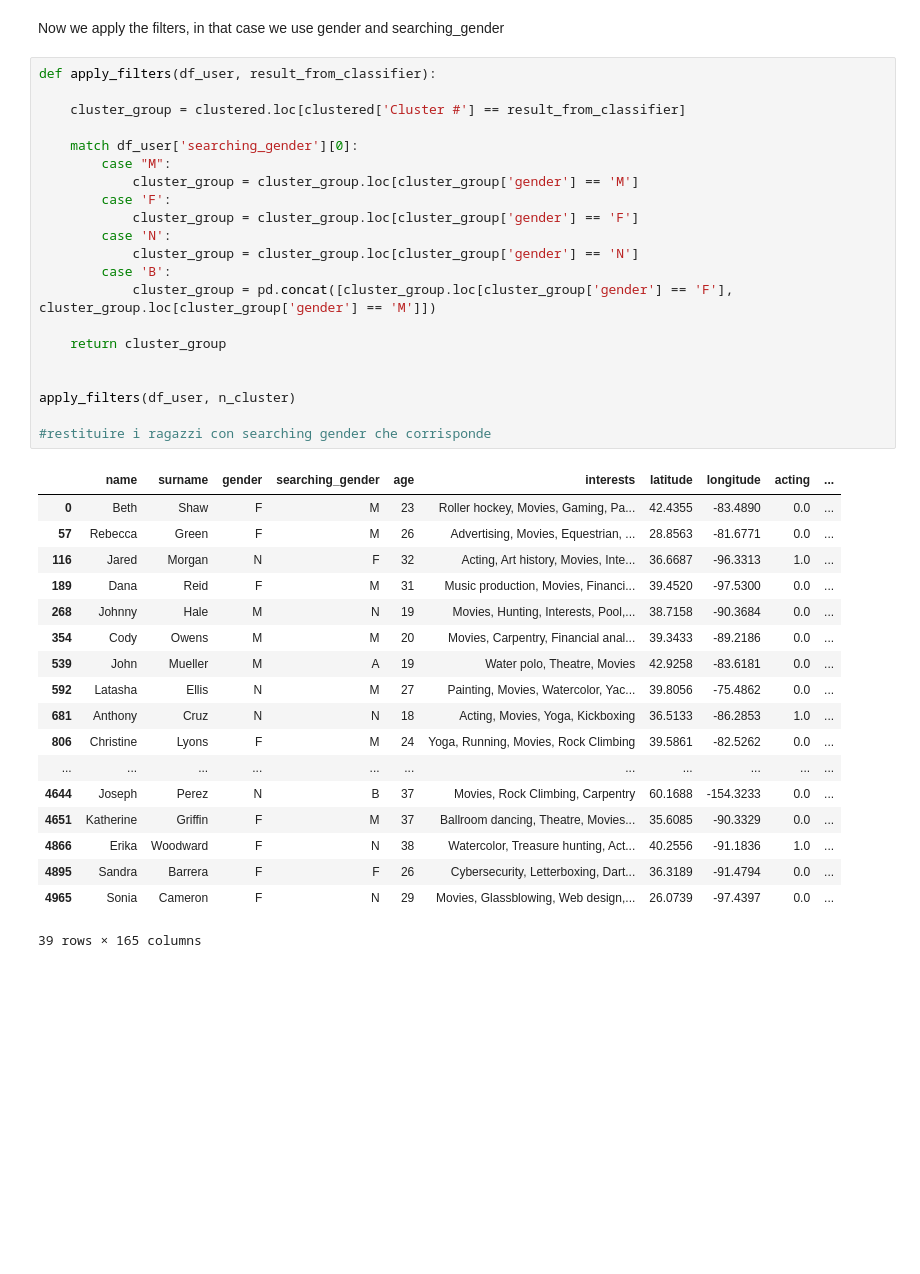
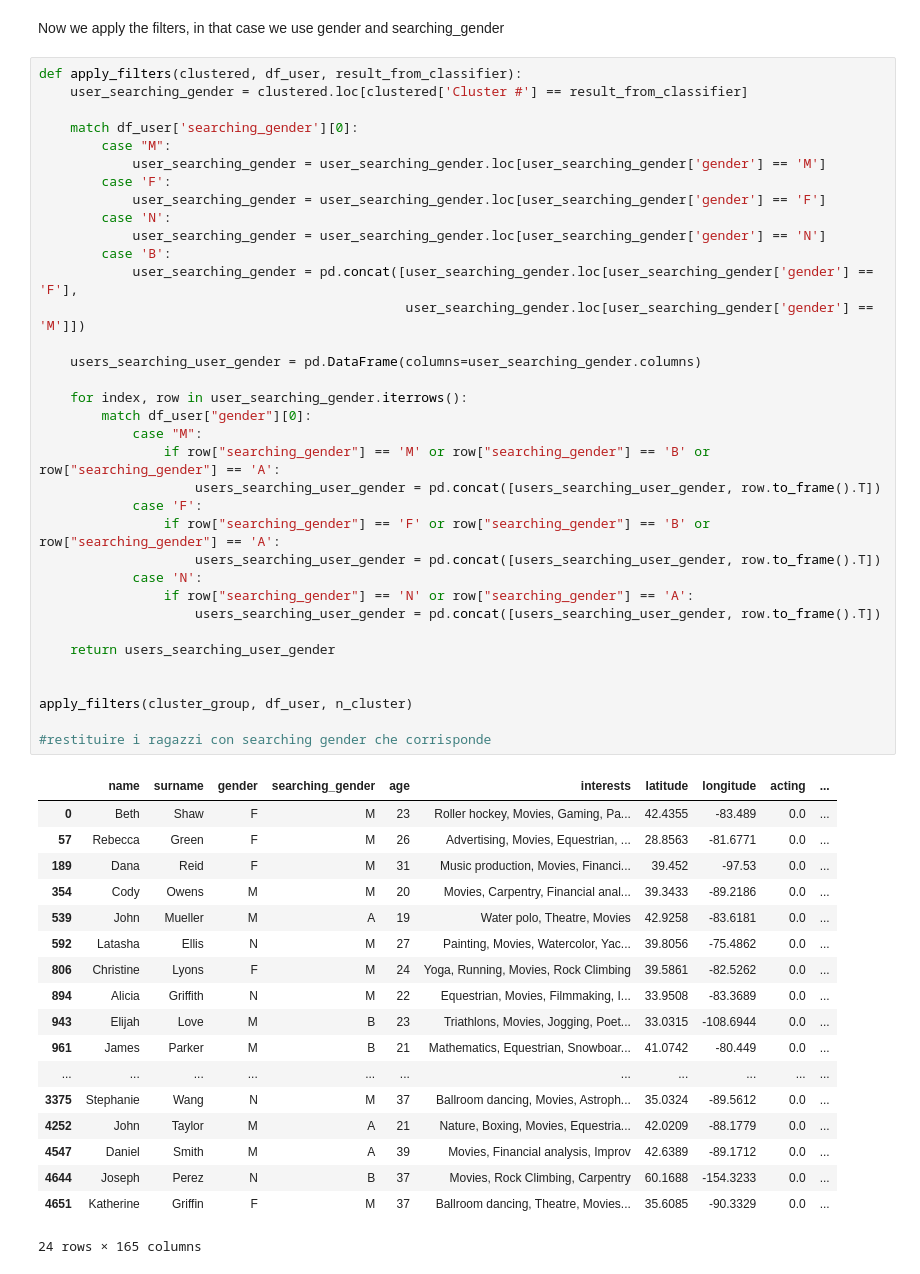
Before and after one commit to angelonazzaro/ZaMatcher, a Jupyter notebook: user_predict.ipynb, the cells around one changed output. Drawn from its saved outputs; the diff is of its cells as text; blank space fills up the shorter version.

```diff
--- a/user_predict.ipynb
+++ b/user_predict.ipynb
@@ -125,42 +145,56 @@ cluster_group = clustered.loc[clustered['Cluster #'] == n_cluster]
 # %% [markdown]
 Now we apply the filters, in that case we use gender and searching_gender
 # %%
-def apply_filters(df_user, result_from_classifier):
-
-    cluster_group = clustered.loc[clustered['Cluster #'] == result_from_classifier]
+def apply_filters(clustered, df_user, result_from_classifier):
+    user_searching_gender = clustered.loc[clustered['Cluster #'] == result_from_classifier]
 
     match df_user['searching_gender'][0]:
         case "M":
-            cluster_group = cluster_group.loc[cluster_group['gender'] == 'M']
+            user_searching_gender = user_searching_gender.loc[user_searching_gender['gender'] == 'M']
         case 'F':
-            cluster_group = cluster_group.loc[cluster_group['gender'] == 'F']
+            user_searching_gender = user_searching_gender.loc[user_searching_gender['gender'] == 'F']
         case 'N':
-            cluster_group = cluster_group.loc[cluster_group['gender'] == 'N']
+            user_searching_gender = user_searching_gender.loc[user_searching_gender['gender'] == 'N']
         case 'B':
-            cluster_group = pd.concat([cluster_group.loc[cluster_group['gender'] == 'F'], cluster_group.loc[cluster_group['gender'] == 'M']])
+            user_searching_gender = pd.concat([user_searching_gender.loc[user_searching_gender['gender'] == 'F'],
+                                               user_searching_gender.loc[user_searching_gender['gender'] == 'M']])
 
-    return cluster_group
+    users_searching_user_gender = pd.DataFrame(columns=user_searching_gender.columns)
+
+    for index, row in user_searching_gender.iterrows():
+        match df_user["gender"][0]:
+            case "M":
+                if row["searching_gender"] == 'M' or row["searching_gender"] == 'B' or row["searching_gender"] == 'A':
+                    users_searching_user_gender = pd.concat([users_searching_user_gender, row.to_frame().T])
+            case 'F':
+                if row["searching_gender"] == 'F' or row["searching_gender"] == 'B' or row["searching_gender"] == 'A':
+                    users_searching_user_gender = pd.concat([users_searching_user_gender, row.to_frame().T])
+            case 'N':
+                if row["searching_gender"] == 'N' or row["searching_gender"] == 'A':
+                    users_searching_user_gender = pd.concat([users_searching_user_gender, row.to_frame().T])
+
+    return users_searching_user_gender
 
 
-apply_filters(df_user, n_cluster)
+apply_filters(cluster_group, df_user, n_cluster)
 
 #restituire i ragazzi con searching gender che corrisponde
 # %% [output]
 |  | name | surname | gender | searching_gender | age | interests | latitude | longitude | acting | ... |
-| 0 | Beth | Shaw | F | M | 23 | Roller hockey, Movies, Gaming, Pa... | 42.4355 | -83.4890 | 0.0 | ... |
+| 0 | Beth | Shaw | F | M | 23 | Roller hockey, Movies, Gaming, Pa... | 42.4355 | -83.489 | 0.0 | ... |
 | 57 | Rebecca | Green | F | M | 26 | Advertising, Movies, Equestrian, ... | 28.8563 | -81.6771 | 0.0 | ... |
-| 116 | Jared | Morgan | N | F | 32 | Acting, Art history, Movies, Inte... | 36.6687 | -96.3313 | 1.0 | ... |
-| 189 | Dana | Reid | F | M | 31 | Music production, Movies, Financi... | 39.4520 | -97.5300 | 0.0 | ... |
-| 268 | Johnny | Hale | M | N | 19 | Movies, Hunting, Interests, Pool,... | 38.7158 | -90.3684 | 0.0 | ... |
+| 189 | Dana | Reid | F | M | 31 | Music production, Movies, Financi... | 39.452 | -97.53 | 0.0 | ... |
 | 354 | Cody | Owens | M | M | 20 | Movies, Carpentry, Financial anal... | 39.3433 | -89.2186 | 0.0 | ... |
 | 539 | John | Mueller | M | A | 19 | Water polo, Theatre, Movies | 42.9258 | -83.6181 | 0.0 | ... |
 | 592 | Latasha | Ellis | N | M | 27 | Painting, Movies, Watercolor, Yac... | 39.8056 | -75.4862 | 0.0 | ... |
-| 681 | Anthony | Cruz | N | N | 18 | Acting, Movies, Yoga, Kickboxing | 36.5133 | -86.2853 | 1.0 | ... |
 | 806 | Christine | Lyons | F | M | 24 | Yoga, Running, Movies, Rock Climbing | 39.5861 | -82.5262 | 0.0 | ... |
+| 894 | Alicia | Griffith | N | M | 22 | Equestrian, Movies, Filmmaking, I... | 33.9508 | -83.3689 | 0.0 | ... |
+| 943 | Elijah | Love | M | B | 23 | Triathlons, Movies, Jogging, Poet... | 33.0315 | -108.6944 | 0.0 | ... |
+| 961 | James | Parker | M | B | 21 | Mathematics, Equestrian, Snowboar... | 41.0742 | -80.449 | 0.0 | ... |
 | ... | ... | ... | ... | ... | ... | ... | ... | ... | ... | ... |
+| 3375 | Stephanie | Wang | N | M | 37 | Ballroom dancing, Movies, Astroph... | 35.0324 | -89.5612 | 0.0 | ... |
+| 4252 | John | Taylor | M | A | 21 | Nature, Boxing, Movies, Equestria... | 42.0209 | -88.1779 | 0.0 | ... |
+| 4547 | Daniel | Smith | M | A | 39 | Movies, Financial analysis, Improv | 42.6389 | -89.1712 | 0.0 | ... |
 | 4644 | Joseph | Perez | N | B | 37 | Movies, Rock Climbing, Carpentry | 60.1688 | -154.3233 | 0.0 | ... |
 | 4651 | Katherine | Griffin | F | M | 37 | Ballroom dancing, Theatre, Movies... | 35.6085 | -90.3329 | 0.0 | ... |
-| 4866 | Erika | Woodward | F | N | 38 | Watercolor, Treasure hunting, Act... | 40.2556 | -91.1836 | 1.0 | ... |
-| 4895 | Sandra | Barrera | F | F | 26 | Cybersecurity, Letterboxing, Dart... | 36.3189 | -91.4794 | 0.0 | ... |
-| 4965 | Sonia | Cameron | F | N | 29 | Movies, Glassblowing, Web design,... | 26.0739 | -97.4397 | 0.0 | ... |
-39 rows × 165 columns
+24 rows × 165 columns
```
Also changed, not shown: parts of 2 cells of this notebook, 2 other files.
